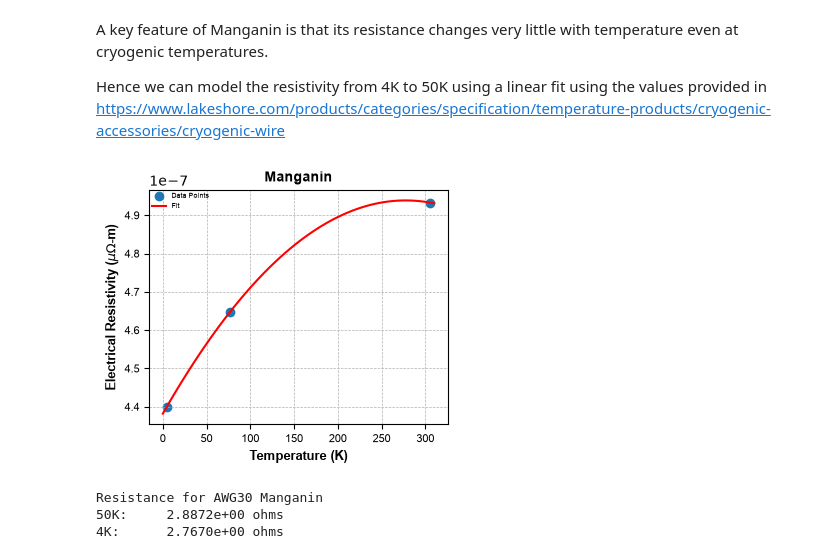
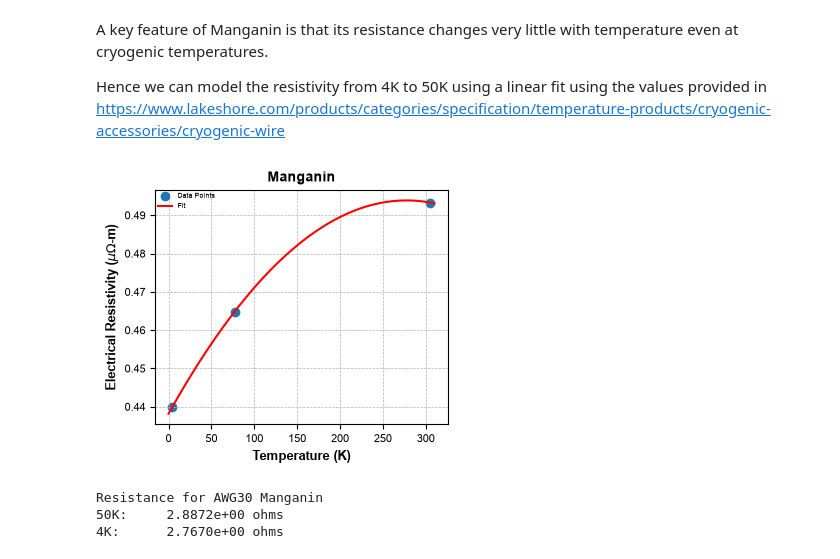
Before and after one commit to shaswot/SCQ_heatmodel, a Jupyter notebook: notebooks/wires/manganin.ipynb, the cells around one changed output. Cells and saved outputs as stored; diff of their text form; code cells hidden in the pictures.

```diff
--- a/notebooks/wires/manganin.ipynb
+++ b/notebooks/wires/manganin.ipynb
@@ -137,38 +137,36 @@ title_font, axis_label_font, tick_label_font, legend_font, text_font = fontstyle
 # IEEE TQE Guidelines
 # Single column: 3.5" (wide) x 8.5" (height)
 # Double column: 7.16" (wide) x 8.5" (height)
 fig, ax = plt.subplots(nrows=1,
                        ncols=1,
                        figsize=(3.5, 3),
                        constrained_layout=True)
 
 
-ax.scatter(x_temp, y_rho, label='Data Points')
-ax.plot(T_range, rho_vals, color='red', label='Fit')
-# ax.set_xscale("log")
-# ax.set_yscale("log")
+ax.scatter(x_temp, y_rho*1E6, label='Data Points') # y-axis is in microohms-meter
+ax.plot(T_range, rho_vals*1E6, color='red', label='Fit') # y-axis is in microohms-meter
 # --- enable both major and minor grid lines ---
 ax.grid(True, which="both", linestyle="--", linewidth=0.5)
 
 ax.set_title("Manganin", fontproperties=title_font)
 ax.set_xlabel('Temperature (K)', fontproperties=axis_label_font)
 ax.set_ylabel(r'Electrical Resistivity ($\mu\Omega$-m)', fontproperties=axis_label_font)
 
 for label in ax.get_yticklabels() :
         label.set_fontproperties(tick_label_font)
 
 for label in ax.get_xticklabels() :
         label.set_fontproperties(tick_label_font)
 
 ax.legend(prop=legend_font,
           frameon=False,
           borderaxespad=0.)
 plt.savefig(f"./mn_electrical_resistivity.png",dpi=600)
 # https://www.twire.co.jp/english/Alloy2-en.html
 # 2020xiangCharacterizationPressureCoefficient
 plt.show()
 # %% [output]
-[figure, old version]
+[figure, new version]
 # %%
 # Assuming AWG30 wire
 cable_diam = 0.2546E-3 # m (AWG30)
```
Also changed, not shown: 27 other files.
